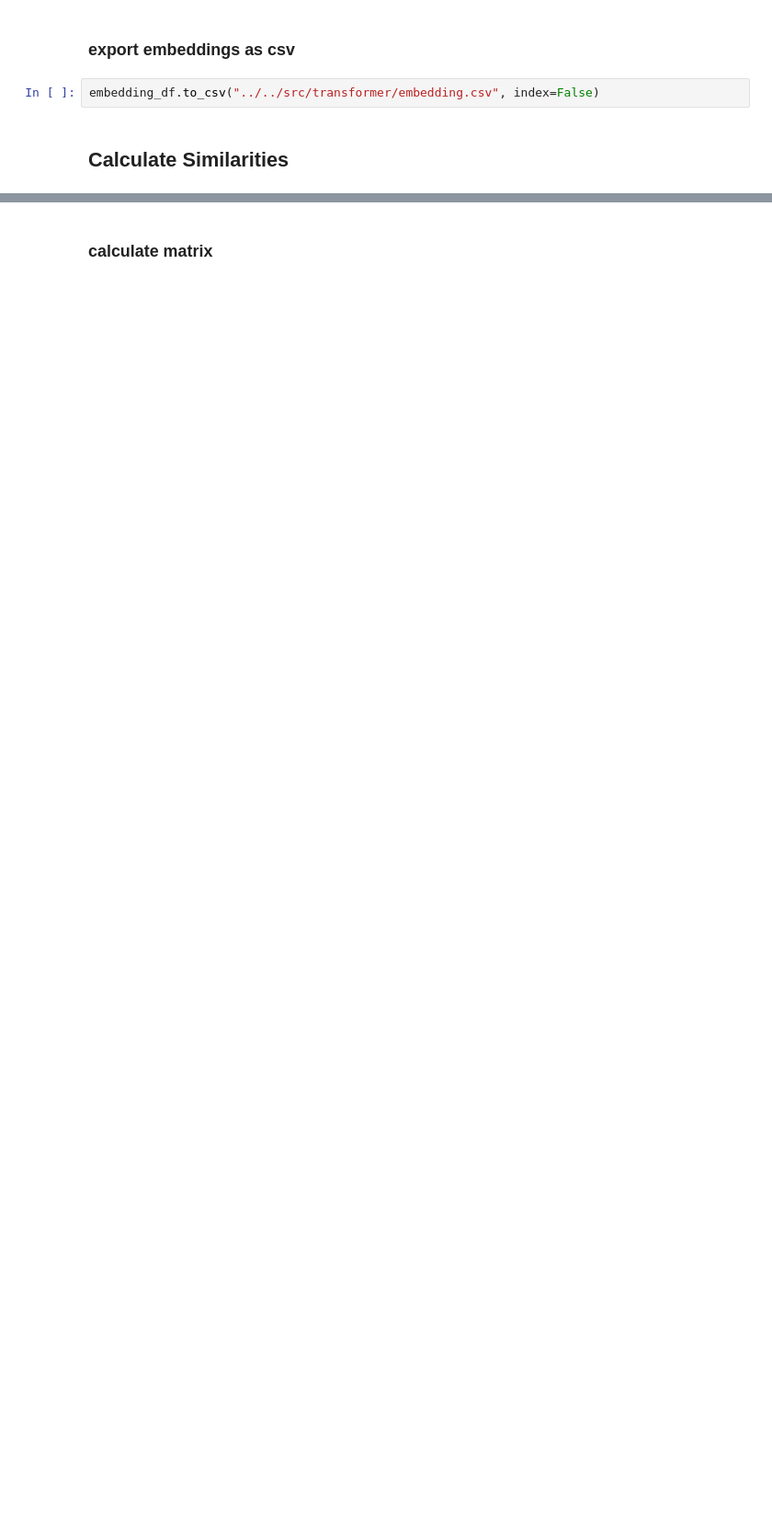
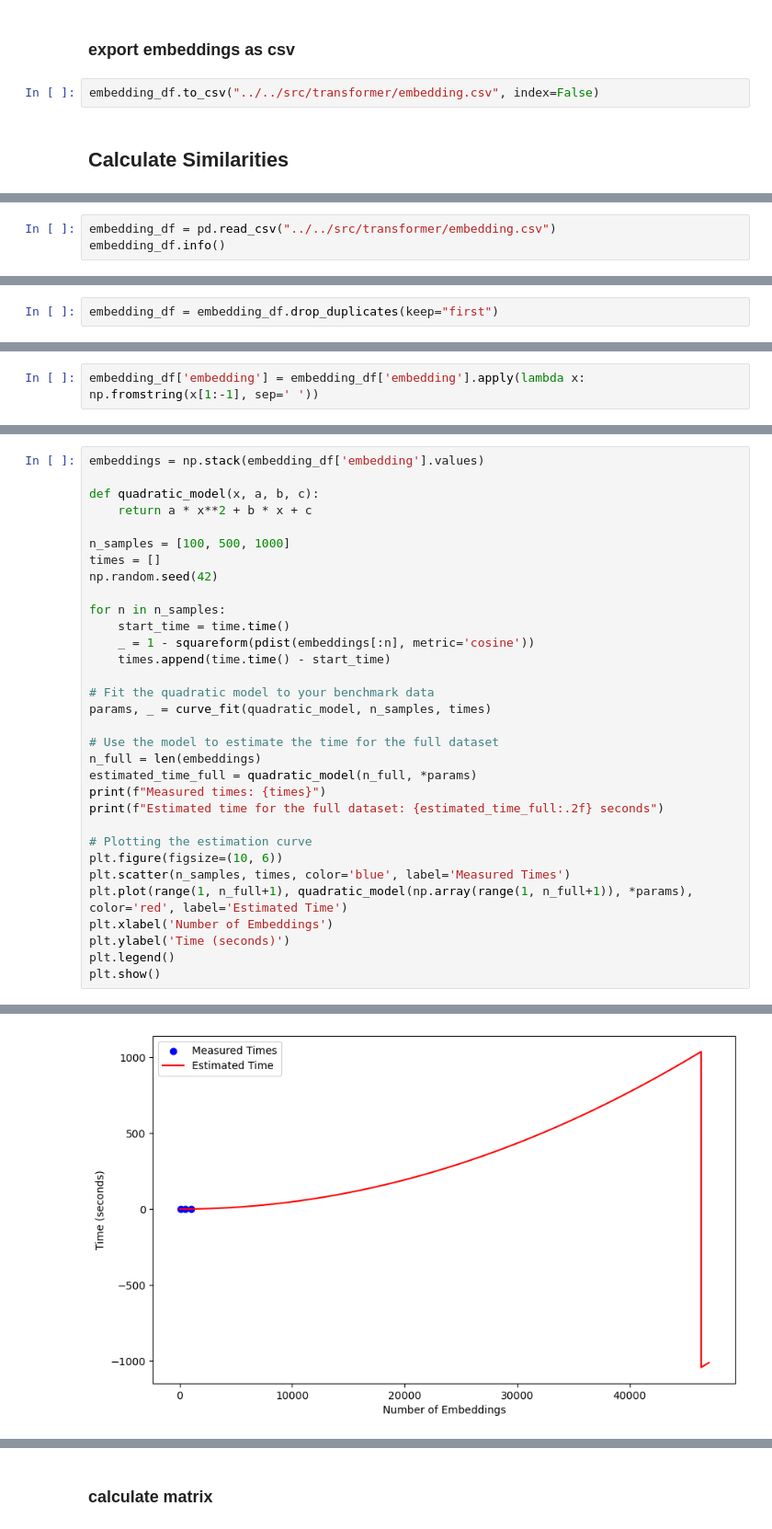
Before and after one commit to JanMuehlnikel/NLP-Development-Banks-Collaboration-Analyzer, a Jupyter notebook: data/models/similarity_bert.ipynb, the cells around one changed output, grey strips where cells are left out. Shown at 92% size. Cells and saved outputs as stored; diff of their text form; blank space fills up the shorter version.

```diff
--- a/data/models/similarity_bert.ipynb
+++ b/data/models/similarity_bert.ipynb
@@ -105,0 +119,3 @@ embedding_df.to_csv("../../src/transformer/embedding.csv", index=False)
+# %%
+embedding_df = pd.read_csv("../../src/transformer/embedding.csv")
+embedding_df.info()
@@ -105,0 +134,2 @@ embedding_df.to_csv("../../src/transformer/embedding.csv", index=False)
+# %%
+embedding_df = embedding_df.drop_duplicates(keep="first")
@@ -105,0 +142,2 @@ embedding_df.to_csv("../../src/transformer/embedding.csv", index=False)
+# %%
+embedding_df['embedding'] = embedding_df['embedding'].apply(lambda x: np.fromstring(x[1:-1], sep=' '))
@@ -105,0 +152,33 @@ embedding_df.to_csv("../../src/transformer/embedding.csv", index=False)
+# %%
+embeddings = np.stack(embedding_df['embedding'].values)
+
+def quadratic_model(x, a, b, c):
+    return a * x**2 + b * x + c
+
+n_samples = [100, 500, 1000]
+times = []
+np.random.seed(42)
+
+for n in n_samples:
+    start_time = time.time()
+    _ = 1 - squareform(pdist(embeddings[:n], metric='cosine'))
+    times.append(time.time() - start_time)
+
+# Fit the quadratic model to your benchmark data
+params, _ = curve_fit(quadratic_model, n_samples, times)
+
+# Use the model to estimate the time for the full dataset
+n_full = len(embeddings)
+estimated_time_full = quadratic_model(n_full, *params)
+print(f"Measured times: {times}")
+print(f"Estimated time for the full dataset: {estimated_time_full:.2f} seconds")
+
+# Plotting the estimation curve
+plt.figure(figsize=(10, 6))
+plt.scatter(n_samples, times, color='blue', label='Measured Times')
+plt.plot(range(1, n_full+1), quadratic_model(np.array(range(1, n_full+1)), *params), color='red', label='Estimated Time')
+plt.xlabel('Number of Embeddings')
+plt.ylabel('Time (seconds)')
+plt.legend()
+plt.show()
+# %% [output]
@@ -105,0 +187 @@ embedding_df.to_csv("../../src/transformer/embedding.csv", index=False)
+[figure, added]
```
Also changed, not shown: parts of 35 cells of this notebook, 2 other files.
